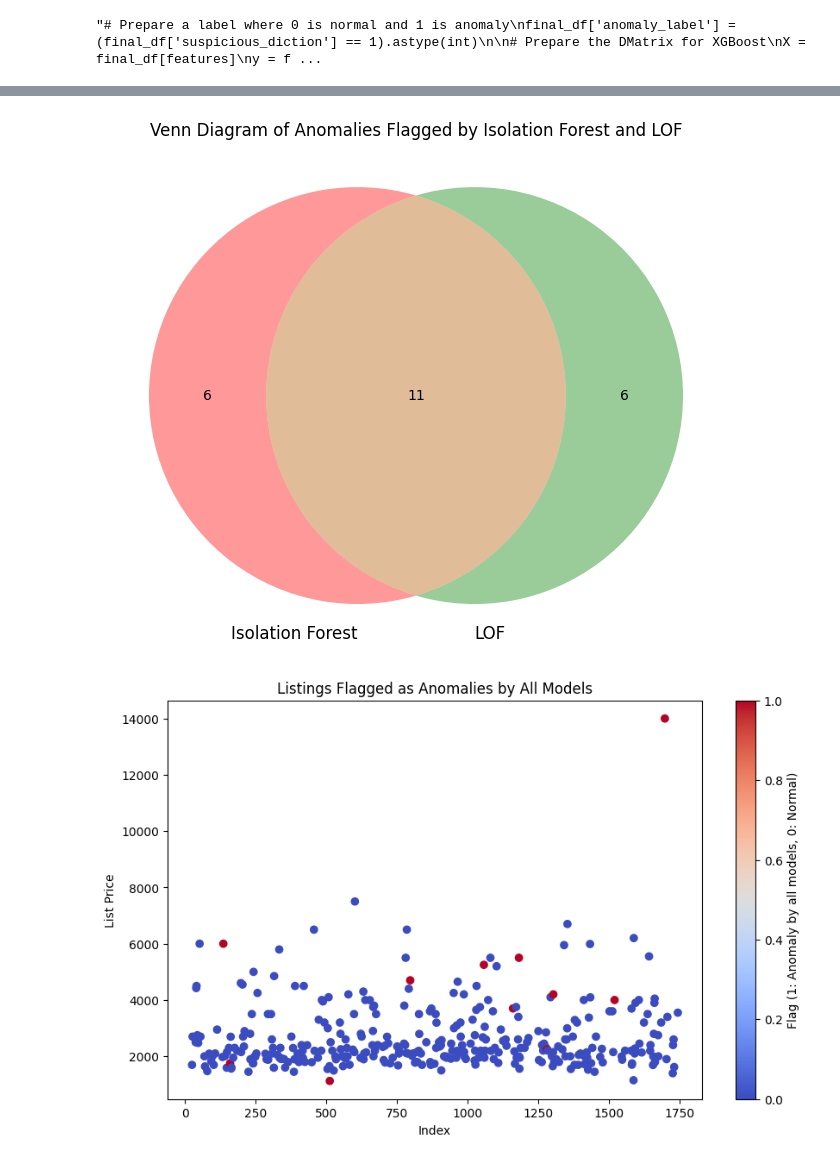
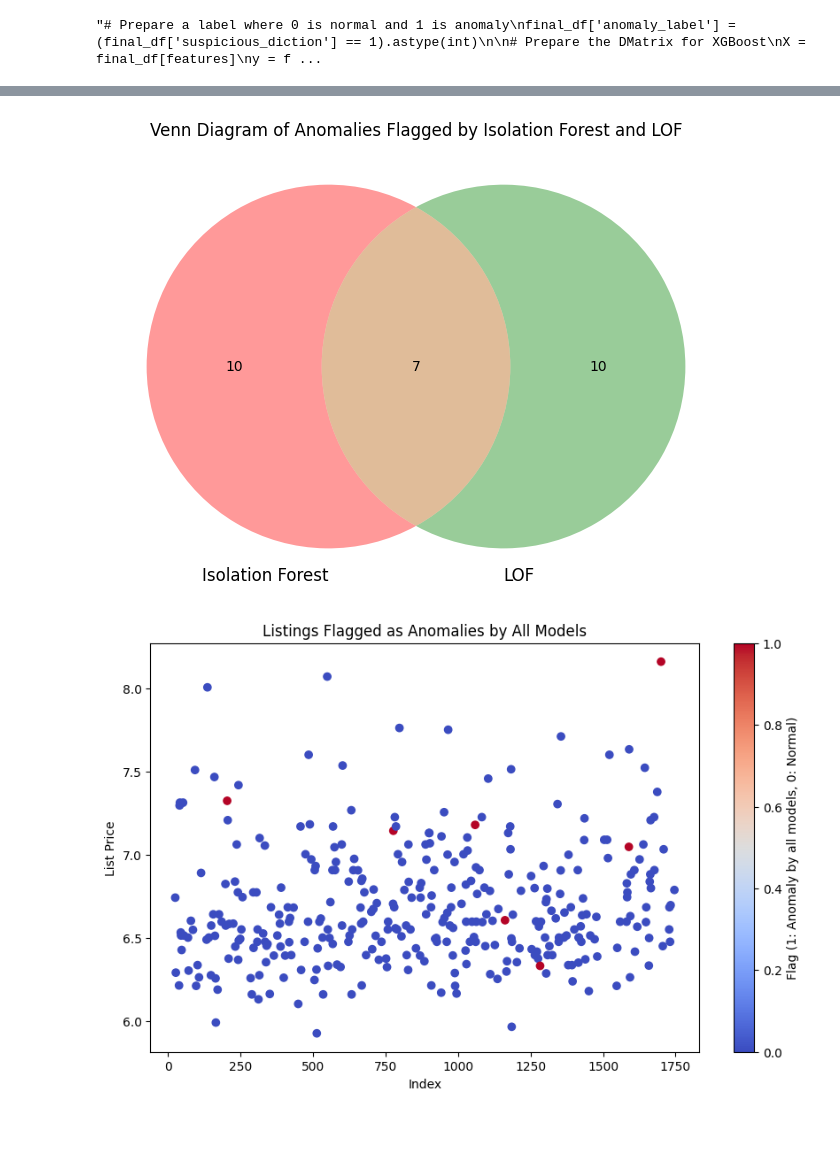
Before and after one commit to MikeMan161/2024-AI4Good-Hackathon, a Jupyter notebook: Apartment_Scam_Detection_Project.ipynb, the cells around one changed output, grey strips where cells are left out. Cells and saved outputs as stored; diff of their text form; code cells hidden in the pictures; blank space fills up the shorter version.

```diff
--- a/Apartment_Scam_Detection_Project.ipynb
+++ b/Apartment_Scam_Detection_Project.ipynb
@@ -20,7 +20,7 @@ This notebook is dedicated to cleaning the housing dataset. The following tasks
 1. Loading the dataset.
 5. Renaming columns for clarity.
 # %%
-raw_housing_data = pd.read_csv("data/PrimaryDataset-MLS-RentalProperties.csv") # load the dataset
+raw_housing_data = pd.read_csv("data/NEWPrimaryDataset-MLS-RentalProperties.csv") # load the dataset
 
 # Display basic information about the dataset
 print(raw_housing_data.shape)
@@ -500,7 +500,7 @@ No duplicate columns found. Proceeding with the calculation.
 
 housing_data_ratios = cleaned_housing_data.copy()
 # %%
-# Create a new dataframe with calculated columns
+'''# Create a new dataframe with calculated columns
 df_price_metrics = pd.DataFrame()
 
 # Assuming 'List Price', 'Bedrooms Total', 'Bathrooms Full', 'Bathrooms Total', 'Stories', 'Garage Spaces', 'Living Area', 'Lot Size Acres', 'Year Built' columns exist in your dataset
@@ -515,6 +515,22 @@ df_price_metrics['Price per Lot Size Acre'] = cleaned_housing_data['List Price']
 df_price_metrics['Price per Year Built'] = cleaned_housing_data['List Price'] / cleaned_housing_data['Year Built']
 
 # Display the first few rows of the new dataframe
+df_price_metrics.head()'''
+
+# Create a new dataframe with calculated columns
+df_price_metrics = pd.DataFrame()
+
+# Calculate price metrics using natural logarithm
+df_price_metrics['Price per Bedroom'] = np.log(cleaned_housing_data['List Price'] / cleaned_housing_data['Bedrooms Total'])
+df_price_metrics['Price per Full Bathroom'] = np.log(cleaned_housing_data['List Price'] / cleaned_housing_data['Bathrooms Full'])
+df_price_metrics['Price per Total Bathroom'] = np.log(cleaned_housing_data['List Price'] / cleaned_housing_data['Bathrooms Total'])
+df_price_metrics['Price per Story'] = np.log(cleaned_housing_data['List Price'] / cleaned_housing_data['Stories'])
+df_price_metrics['Price per Garage Space'] = np.log(cleaned_housing_data['List Price'] / cleaned_housing_data['Garage Spaces'])
+df_price_metrics['Price per Living Area'] = np.log(cleaned_housing_data['List Price'] / cleaned_housing_data['Living Area'])
+df_price_metrics['Price per Lot Size Acre'] = np.log(cleaned_housing_data['List Price'] / cleaned_housing_data['Lot Size Acres'])
+df_price_metrics['Price per Year Built'] = np.log(cleaned_housing_data['List Price'] / cleaned_housing_data['Year Built'])
+
+# Display the first few rows of the new dataframe
 df_price_metrics.head()
 # %% [output]
 |  | Price per Bedroom | Price per Full Bathroom | Price per Total Bathroom | Price per Story | Price per Garage Space | ... |
@@ -719,3 +735,24 @@ Data columns (total 29 columns):
 dtypes: float64(18), int64(11)
 memory usage: 79.7 KB
 File saved as data/final_training_set.csv
+# %%
+final_df.columns
+
+columns_to_drop = ['List Price', 'Bedrooms Total', 'Bathrooms Total', 'Living Area',
+                   'MLS Area Major', 'Year Built', 'Lot Size Acres', 'Days on Market',
+                   'Non-Representative Compensation', 'Stories Total', 'Stories',
+                   'Bathrooms Full', 'Bathrooms Half', 'Garage Spaces',
+                   'Original List Price', 'Latitude', 'Longitude']
+
+# Drop the columns
+final_df = final_df.drop(columns=columns_to_drop)
+
+
+'''Over_30_Days_Flag',
+       'Distance Suspiciousness', 'Price per Bedroom',
+       'Price per Full Bathroom', 'Price per Total Bathroom',
+       'Price per Story', 'Price per Garage Space', 'Price per Living Area',
+       'Price per Lot Size Acre', 'Price per Year Built', 'suspicious_diction',
+       'phone_is_suspicious'''
+
+print(final_df.columns)
@@ -834,28 +888,28 @@ plt.show()'''
 # %%
 from matplotlib_venn import venn2
 
 # Count how many were flagged by each model
 isolation_flags = set(final_df.index[final_df['isolation_forest_flag'] == -1])
 lof_flags = set(final_df.index[final_df['lof_flag'] == -1])
 
 # Create a Venn diagram comparing the results of Isolation Forest and LOF
 plt.figure(figsize=(8, 8))
 venn = venn2([isolation_flags, lof_flags],
              set_labels=('Isolation Forest', 'LOF'))
 
 plt.title('Venn Diagram of Anomalies Flagged by Isolation Forest and LOF')
 plt.show()
 plt.figure(figsize=(10, 6))
-plt.scatter(final_df.index, final_df['List Price'],
+plt.scatter(final_df.index, final_df['Price per Bedroom'],
             c=final_df['flagged_by_all'], cmap='coolwarm')
 plt.title('Listings Flagged as Anomalies by All Models')
 plt.xlabel('Index')
 plt.ylabel('List Price')
 plt.colorbar(label='Flag (1: Anomaly by all models, 0: Normal)')
 plt.show()
 # %% [output]
-[figure, old version]
+[figure, new version]
-[figure, old version]
+[figure, new version]
 # %%
 # Get the indices of listings flagged as anomalies by either Isolation Forest or LOF
 anomalies_by_either = isolation_flags.union(lof_flags)
```
Also changed, not shown: parts of 25 cells of this notebook, 2 other files.
